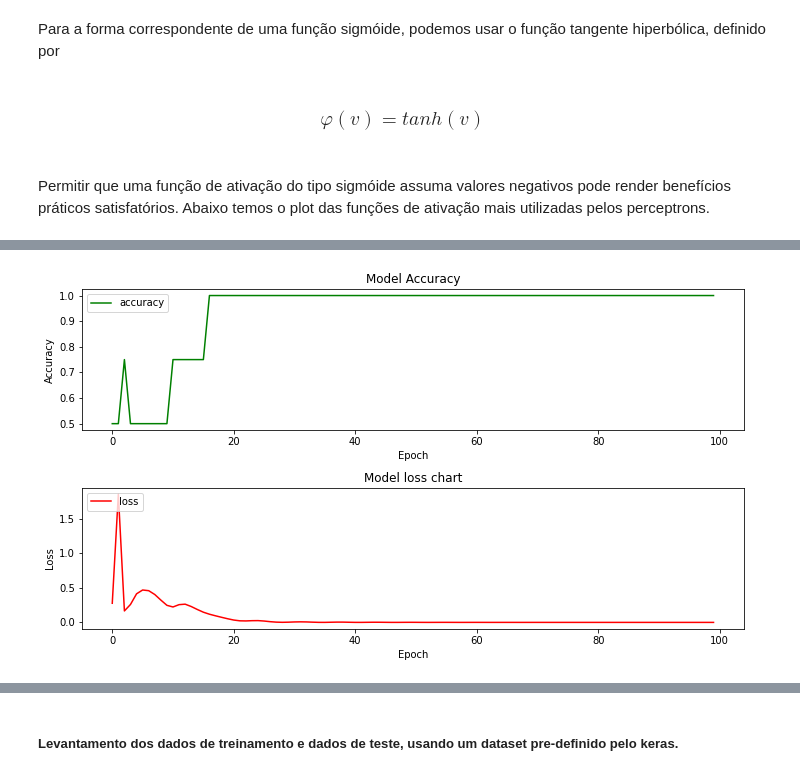
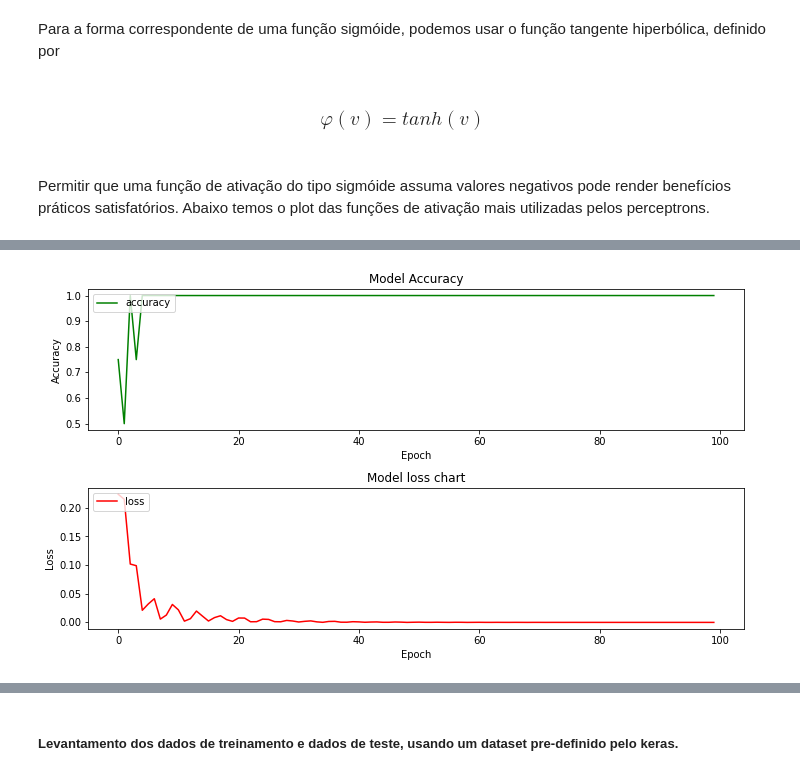
Before and after one commit to silasabs/PIVIC-PIBIC-Comunicacoes-Opticas, a Jupyter notebook: jupyter notebooks/Introduction_ANNs.ipynb, the cells around one changed output, grey strips where cells are left out. Drawn from its saved outputs; the diff is of its cells as text; code cells hidden in the pictures.

```diff
--- a/jupyter notebooks/Introduction_ANNs.ipynb
+++ b/jupyter notebooks/Introduction_ANNs.ipynb
@@ -349,7 +349,8 @@ model = Sequential()
 
 # Adição de uma camada ao modelo com 60 neurônios ocultos, input_dim = 2 como sendo o comprimento de entrada
 # também se utilizando da função de ativação sigmoid.
-model.add(Dense(60, input_dim = 2, activation = 'relu'))
+model.add(Dense(4, input_dim = 2, activation = 'relu'))
+model.add(Dense(8, input_dim = 2, activation='relu'))
 model.add(Dense(1, activation='relu'))
 
 # Configuração do modelo de aprendizagem:
@@ -421,6 +422,6 @@ Trainable params: 241
 Non-trainable params: 0
 _________________________________________________________________
-[figure, old version]
+[figure, new version]
 # %%
 XOR_Output = model.predict(data)
 
```
Also changed, not shown: parts of 16 cells of this notebook.
